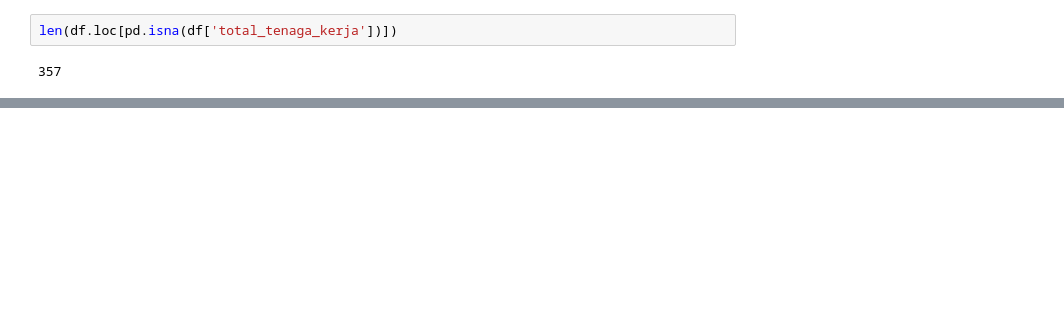
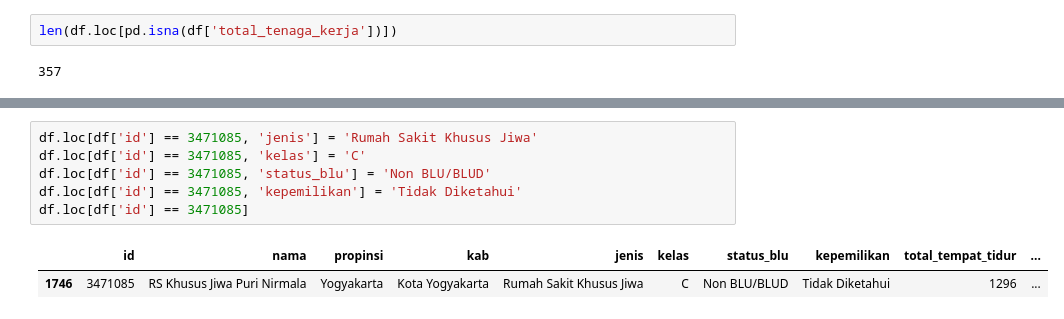
Before and after one commit to dhikaramadhansaputra/latihan_data_pre-processing, a Jupyter notebook: Hospital data in Indonesia/worksheet.ipynb, the cells around one changed output, grey strips where cells are left out. Saved outputs shown, nothing was run; the diff lists cells and outputs as text; blank space fills up the shorter version.

```diff
--- a/Hospital data in Indonesia/worksheet.ipynb
+++ b/Hospital data in Indonesia/worksheet.ipynb
@@ -208,0 +361,9 @@ len(df.loc[pd.isna(df['total_tenaga_kerja'])])
+# %%
+df.loc[df['id'] == 3471085, 'jenis'] = 'Rumah Sakit Khusus Jiwa'
+df.loc[df['id'] == 3471085, 'kelas'] = 'C'
+df.loc[df['id'] == 3471085, 'status_blu'] = 'Non BLU/BLUD'
+df.loc[df['id'] == 3471085, 'kepemilikan'] = 'Tidak Diketahui'
+df.loc[df['id'] == 3471085]
+# %% [output]
+|  | id | nama | propinsi | kab | jenis | kelas | status_blu | kepemilikan | total_tempat_tidur | ... |
+| 1746 | 3471085 | RS Khusus Jiwa Puri Nirmala | Yogyakarta | Kota Yogyakarta | Rumah Sakit Khusus Jiwa | C | Non BLU/BLUD | Tidak Diketahui | 1296 | ... |
```
Also changed, not shown: parts of 20 cells of this notebook, 3 other files.
